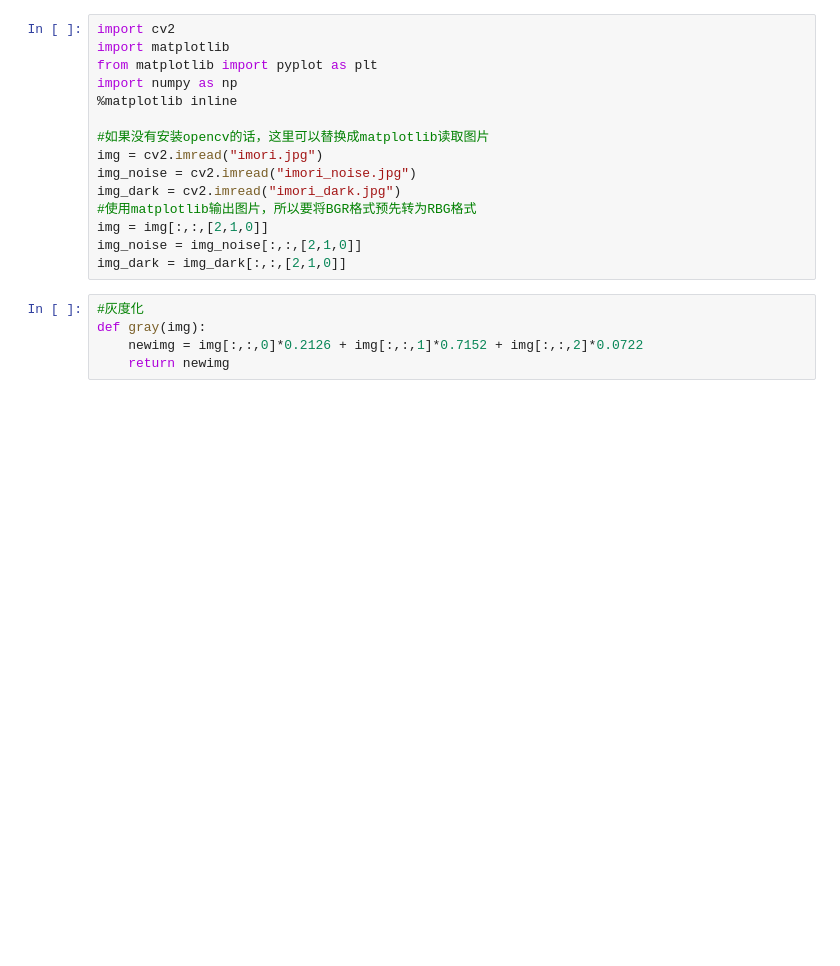
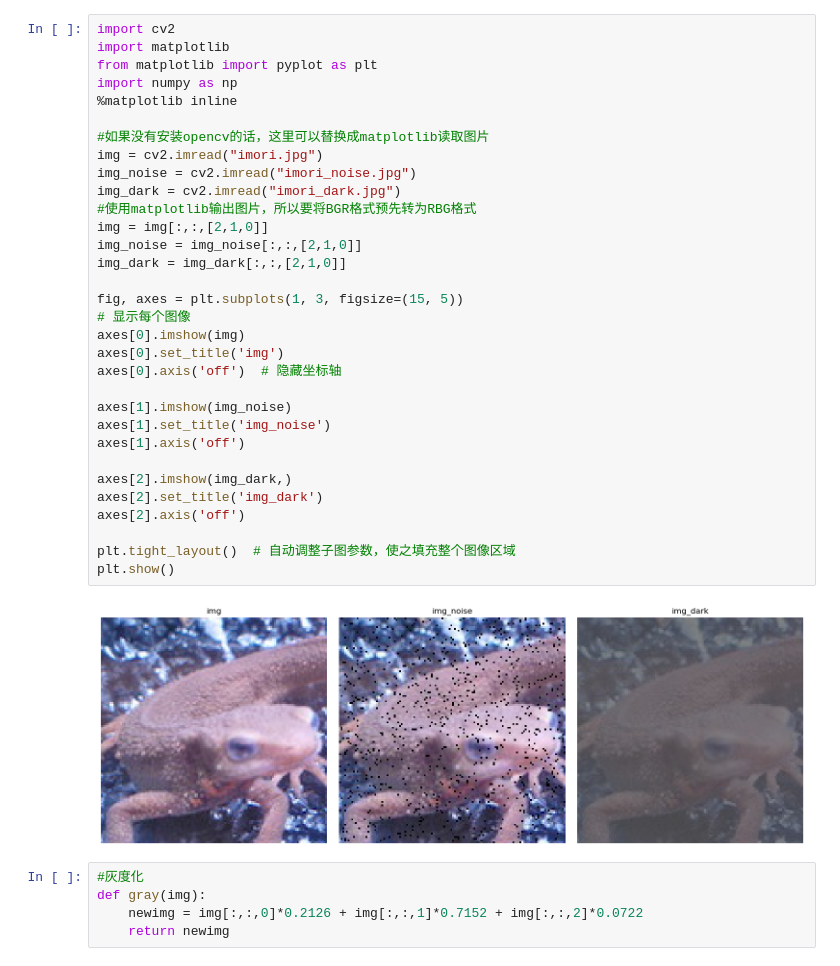
Before and after one commit to stardust1018/opencv_python_test, a Jupyter notebook: question_11-20/Untitled.ipynb, the cells around one changed output. Cells and saved outputs as stored; diff of their text form; blank space fills up the shorter version.

```diff
--- a/question_11-20/Untitled.ipynb
+++ b/question_11-20/Untitled.ipynb
@@ -1,18 +1,37 @@
 # %%
 import cv2
 import matplotlib
 from matplotlib import pyplot as plt
 import numpy as np
 %matplotlib inline
 
 #如果没有安装opencv的话，这里可以替换成matplotlib读取图片
 img = cv2.imread("imori.jpg")
 img_noise = cv2.imread("imori_noise.jpg")
 img_dark = cv2.imread("imori_dark.jpg")
 #使用matplotlib输出图片，所以要将BGR格式预先转为RBG格式
 img = img[:,:,[2,1,0]]
 img_noise = img_noise[:,:,[2,1,0]]
 img_dark = img_dark[:,:,[2,1,0]]
+
+fig, axes = plt.subplots(1, 3, figsize=(15, 5))
+# 显示每个图像
+axes[0].imshow(img)
+axes[0].set_title('img')
+axes[0].axis('off')  # 隐藏坐标轴
+
+axes[1].imshow(img_noise)
+axes[1].set_title('img_noise')
+axes[1].axis('off')
+
+axes[2].imshow(img_dark,)
+axes[2].set_title('img_dark')
+axes[2].axis('off')
+
+plt.tight_layout()  # 自动调整子图参数，使之填充整个图像区域
+plt.show()
+# %% [output]
+[figure, added]
 # %%
 #灰度化
 def gray(img):
```
Also changed, not shown: parts of 12 cells of this notebook, 1 other file.
